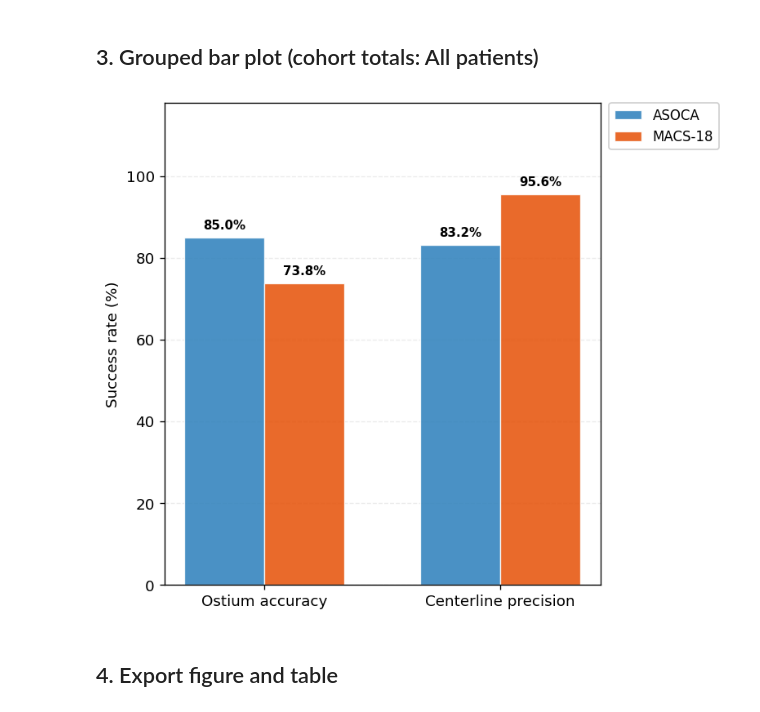
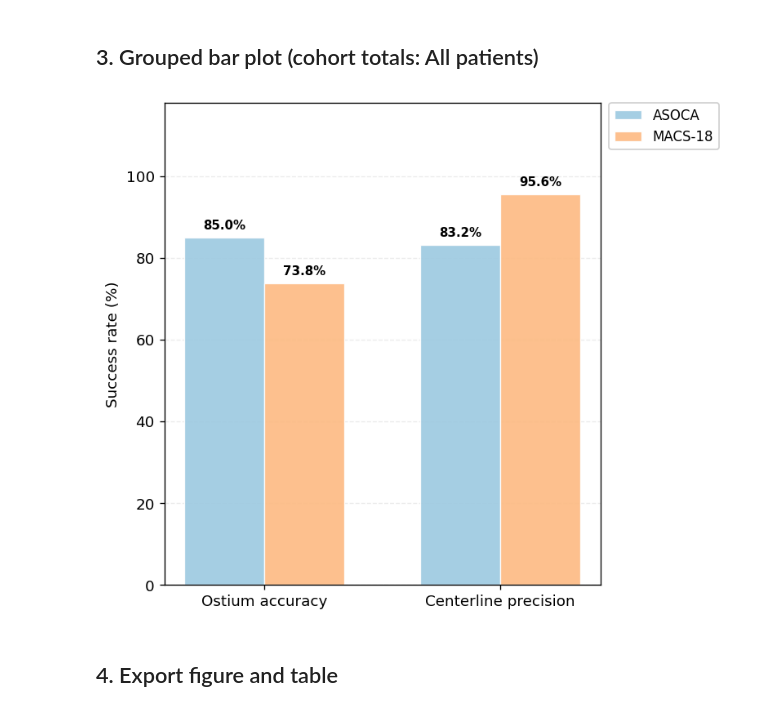
Before and after one commit to 4dryy/UPF_TFGRepository, a Jupyter notebook: notebooks/results visualizations/visualizations_03_ostium_centerline_metrics.ipynb, the cells around one changed output. Saved outputs shown, nothing was run; the diff lists cells and outputs as text; code cells hidden in the pictures.

Commit message:
Results: Visualizations + Streamlit App Update

```diff
--- a/notebooks/results visualizations/visualizations_03_ostium_centerline_metrics.ipynb
+++ b/notebooks/results visualizations/visualizations_03_ostium_centerline_metrics.ipynb
@@ -13,13 +13,18 @@ Grouped bar chart comparing **ostium accuracy** (OISR) and **centerline precisio
 # %%
 from __future__ import annotations
 
-import io
+import sys
 from pathlib import Path
+
+from IPython.display import display
+
+for _name in list(sys.modules):
+    if _name == "matplotlib" or _name.startswith("matplotlib."):
+        del sys.modules[_name]
 
 import matplotlib.pyplot as plt
 import numpy as np
 import pandas as pd
-from IPython.display import Image, display
 
 NOTEBOOK_DIR = Path.cwd().resolve()
 PROJECT_ROOT = NOTEBOOK_DIR
@@ -44,9 +49,10 @@ plt.rcParams.update({
     "legend.fontsize": 10,
 })
 
-COLOR_ASOCA = "#3182bd"
-COLOR_MACS = "#e6550d"
-BAR_ALPHA = 0.88
+# Light blue / light orange — matches the filled KDE look in visualizations_02
+COLOR_ASOCA = "#9ecae1"
+COLOR_MACS = "#fdbb84"
+BAR_ALPHA = 0.92
 
 METRIC_LABELS = {
     "ostium_accuracy_pct": "Ostium accuracy",
@@ -117,7 +123,8 @@ def plot_ostium_centerline_bars(
     *,
     subgroup: str = "All",
     figsize: tuple[float, float] = (8.5, 5.5),
-):
+) -> tuple[plt.Figure, plt.Axes]:
+    """Grouped bars: two metrics on x-axis, one bar per cohort per metric."""
     metric_keys = list(METRIC_LABELS.keys())
     x_labels = [METRIC_LABELS[k] for k in metric_keys]
     x = np.arange(len(metric_keys))
@@ -138,60 +145,41 @@ def plot_ostium_centerline_bars(
         linewidth=0.8,
     )
     ax.bar(
         x + bar_width / 2,
         macs_vals,
         bar_width,
         label="MACS-18",
         color=COLOR_MACS,
         alpha=BAR_ALPHA,
         edgecolor="white",
         linewidth=0.8,
     )
 
+    label_kw = {"ha": "center", "va": "bottom", "fontsize": 9, "fontweight": "bold"}
     for i, (va, vm) in enumerate(zip(asoca_vals, macs_vals)):
-        ax.text(
-            x[i] - bar_width / 2,
-            va + 1.5,
-            f"{va:.1f}%",
-            ha="center",
-            va="bottom",
-            fontsize=9,
-            weight="bold",
-        )
-        ax.text(
-            x[i] + bar_width / 2,
-            vm + 1.5,
-            f"{vm:.1f}%",
-            ha="center",
-            va="bottom",
-            fontsize=9,
-            weight="bold",
-        )
+        ax.text(x[i] - bar_width / 2, va + 1.5, f"{va:.1f}%", **label_kw)
+        ax.text(x[i] + bar_width / 2, vm + 1.5, f"{vm:.1f}%", **label_kw)
 
     ax.set_xticks(x)
     ax.set_xticklabels(x_labels)
     ax.set_ylabel("Success rate (%)")
     ax.set_ylim(0, 118)
     ax.legend(
         loc="upper left",
-        bbox_to_anchor=(1.01, 1.0),
+        bbox_to_anchor=(1.02, 1.0),
         borderaxespad=0.0,
         framealpha=0.95,
     )
     ax.grid(True, axis="y", alpha=0.25, linestyle="--")
     ax.set_axisbelow(True)
-    fig.subplots_adjust(left=0.10, right=0.72, top=0.95, bottom=0.14)
+    fig.tight_layout(rect=(0.0, 0.0, 0.78, 1.0))
     return fig, ax
 
 
-_preview_fig, _ = plot_ostium_centerline_bars(METRICS_ASOCA, METRICS_MACS_18, subgroup="All")
-_buf = io.BytesIO()
-_preview_fig.savefig(_buf, format="png", dpi=120)
-_buf.seek(0)
-display(Image(data=_buf.read()))
-plt.close(_preview_fig)
+fig, ax = plot_ostium_centerline_bars(METRICS_ASOCA, METRICS_MACS_18, subgroup="All")
+plt.show()
 # %% [output]
-[figure, old version]
+[figure, new version]
 # %% [markdown]
 ## 4. Export figure and table
 # %%
```
Also changed, not shown: parts of 1 cell of this notebook, 18 other files.
